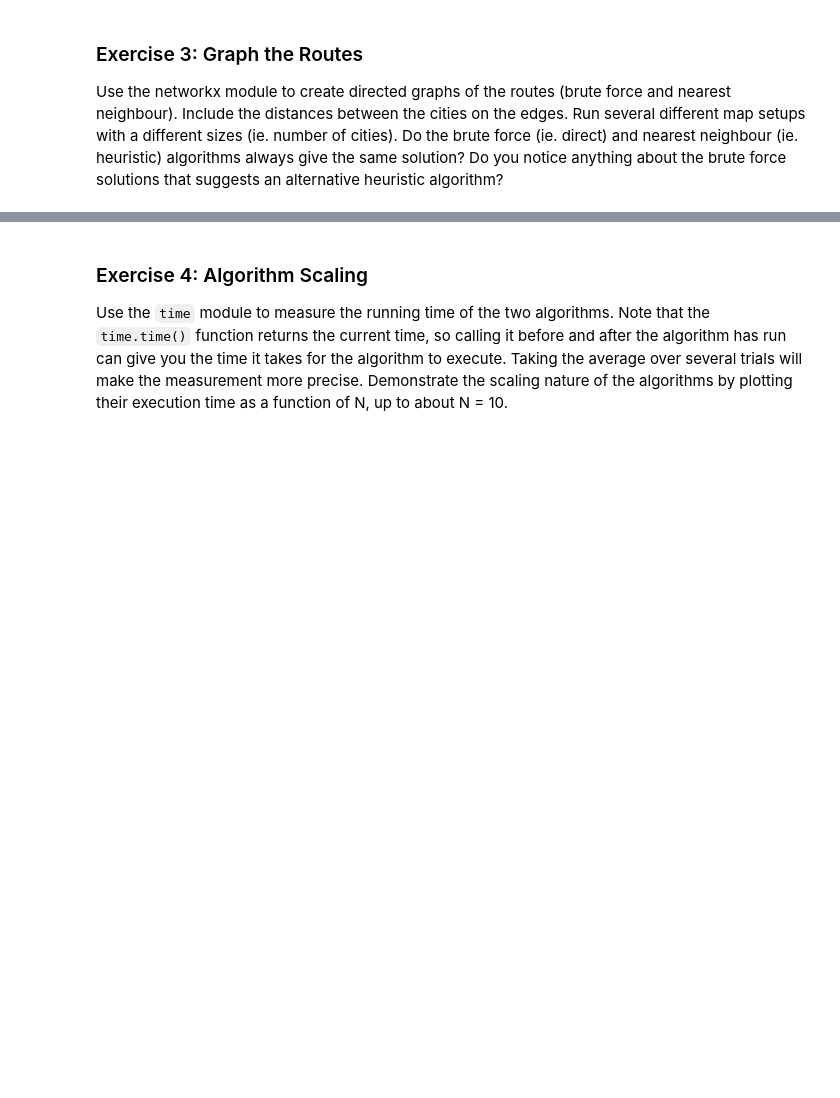
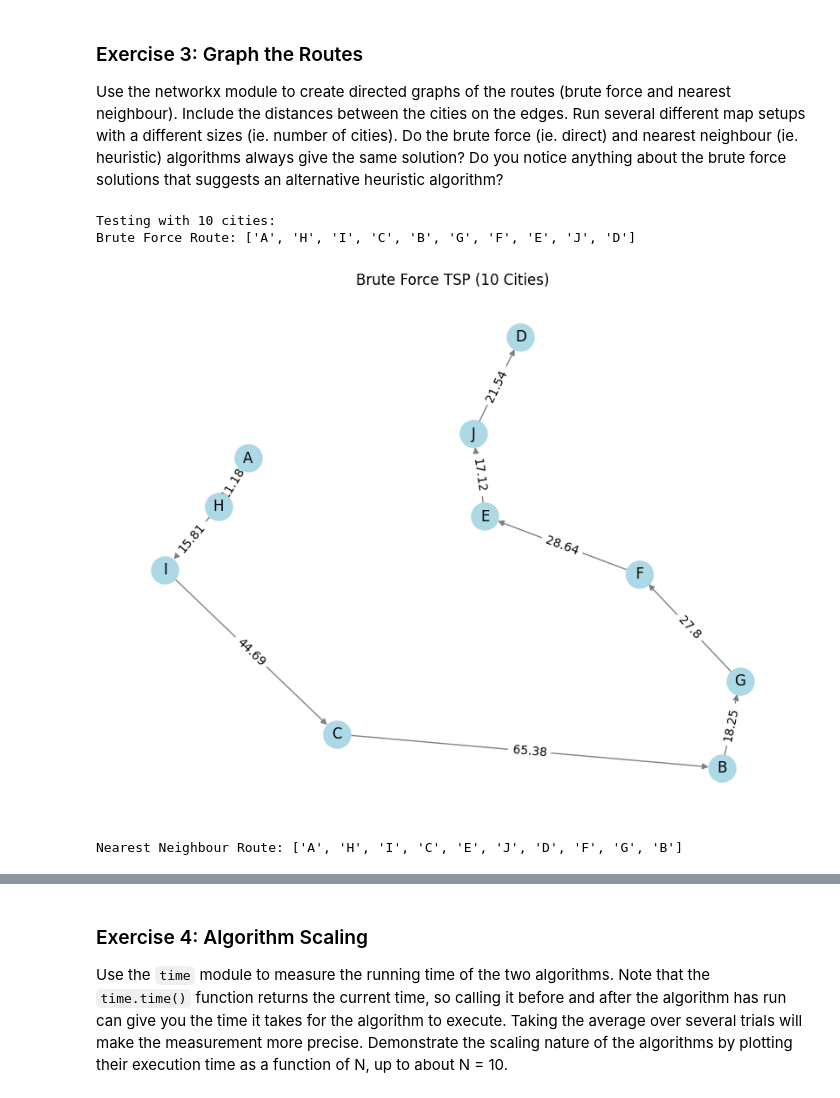
Before and after one commit to Parbjot/comp215, a Jupyter notebook: labs/lab05_scaling.ipynb, the cells around one changed output, grey strips where cells are left out. Saved outputs shown, nothing was run; the diff lists cells and outputs as text; code cells hidden in the pictures; blank space fills up the shorter version.

```diff
--- a/labs/lab05_scaling.ipynb
+++ b/labs/lab05_scaling.ipynb
@@ -192,3 +192,41 @@ Total Distance: 260.79
 ### Exercise 3: Graph the Routes
 
 Use the networkx module to create directed graphs of the routes (brute force and nearest neighbour).  Include the distances between the cities on the edges.  Run several different map setups with a different sizes (ie. number of cities).  Do the brute force (ie. direct) and nearest neighbour (ie. heuristic) algorithms always give the same solution?  Do you notice anything about the brute force solutions that suggests an alternative heuristic algorithm?
+# %%
+# Ex 3: your code here
+def draw_graph(city_map: dict[str, tuple[int, int]], route: list[str], title: str):
+    G = nx.DiGraph()
+    for i in range(len(route) - 1):
+        city1, city2 = route[i], route[i + 1]
+        distance = calculate_distance(city1, city2, city_map)
+        G.add_edge(city1, city2, weight=round(distance, 2))
+
+    pos = {city: city_map[city] for city in city_map}
+    labels = nx.get_edge_attributes(G, 'weight')
+
+    plt.figure(figsize=(8, 6))
+    nx.draw(G, pos, with_labels=True, node_size=500, node_color='lightblue', edge_color='gray')
+    nx.draw_networkx_edge_labels(G, pos, edge_labels=labels)
+    plt.title(title)
+    plt.show()
+
+
+def test_tsp_algorithms():
+    for num_cities in [10]:
+        print(f"\nTesting with {num_cities} cities:")
+        city_map = setup_map(num_cities)
+
+        brute_route = brute_force_tsp(city_map)
+        print(f"Brute Force Route: {brute_route}")
+        draw_graph(city_map, brute_route, f"Brute Force TSP ({num_cities} Cities)")
+
+        nearest_route = nearest_neighbour_tsp(city_map)
+        print(f"Nearest Neighbour Route: {nearest_route}")
+        draw_graph(city_map, nearest_route, f"Nearest Neighbour TSP ({num_cities} Cities)")
+
+test_tsp_algorithms()
+# %% [output]
+Testing with 10 cities:
+Brute Force Route: ['A', 'H', 'I', 'C', 'B', 'G', 'F', 'E', 'J', 'D']
+[figure, added]
+Nearest Neighbour Route: ['A', 'H', 'I', 'C', 'E', 'J', 'D', 'F', 'G', 'B']
```
Also changed, not shown: parts of 3 cells of this notebook.
